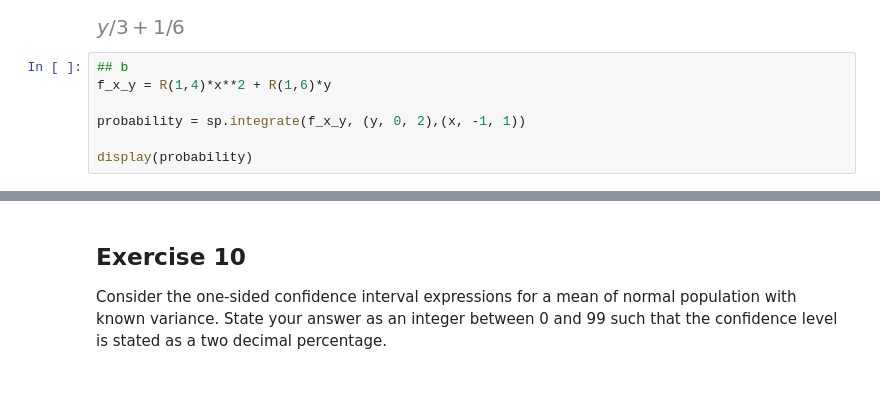
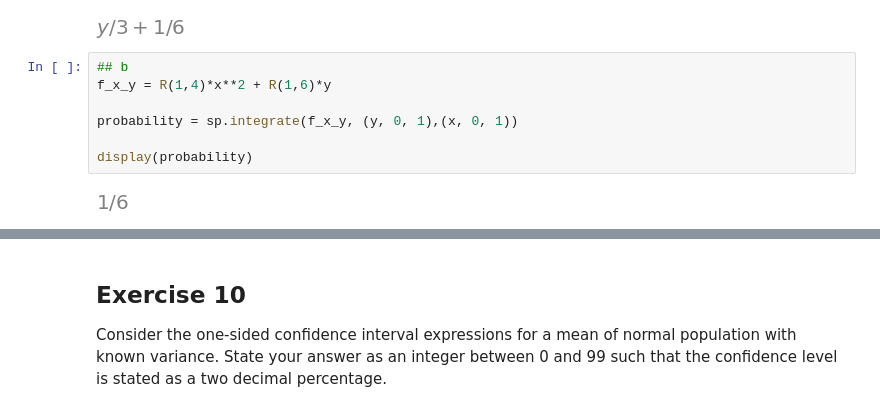
Before and after one commit to nickcernean/SMP_Exercises, a Jupyter notebook: Exam_Sessions/WiseflowExam4_10.ipynb, the cells around one changed output, grey strips where cells are left out. Drawn from its saved outputs; the diff is of its cells as text; blank space fills up the shorter version.

```diff
--- a/Exam_Sessions/WiseflowExam4_10.ipynb
+++ b/Exam_Sessions/WiseflowExam4_10.ipynb
@@ -237,7 +237,9 @@ display(marginal_pdf_y)
 # %%
 ## b
 f_x_y = R(1,4)*x**2 + R(1,6)*y
 
-probability = sp.integrate(f_x_y, (y, 0, 2),(x, -1, 1))
+probability = sp.integrate(f_x_y, (y, 0, 1),(x, 0, 1))
 
 display(probability)
+# %% [output]
+[figure, added]
```
Also changed, not shown: parts of 12 cells of this notebook, 5 other files.
